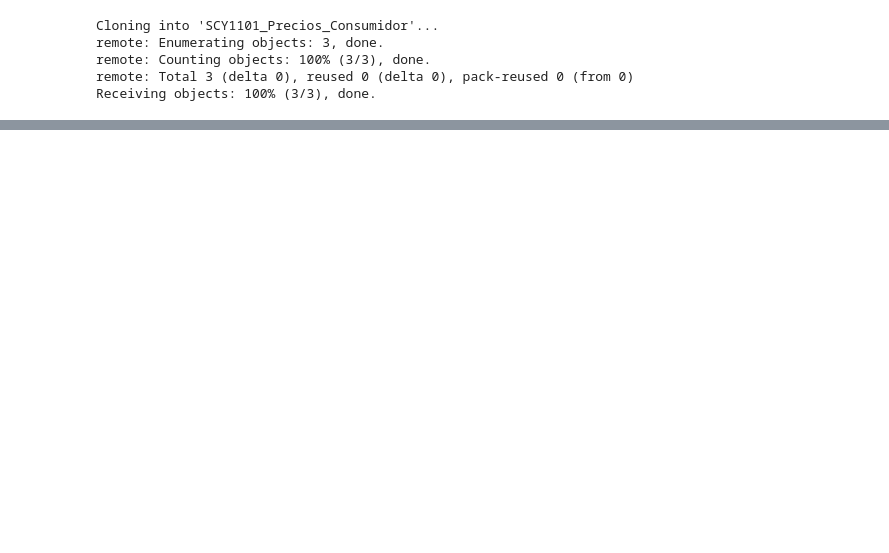
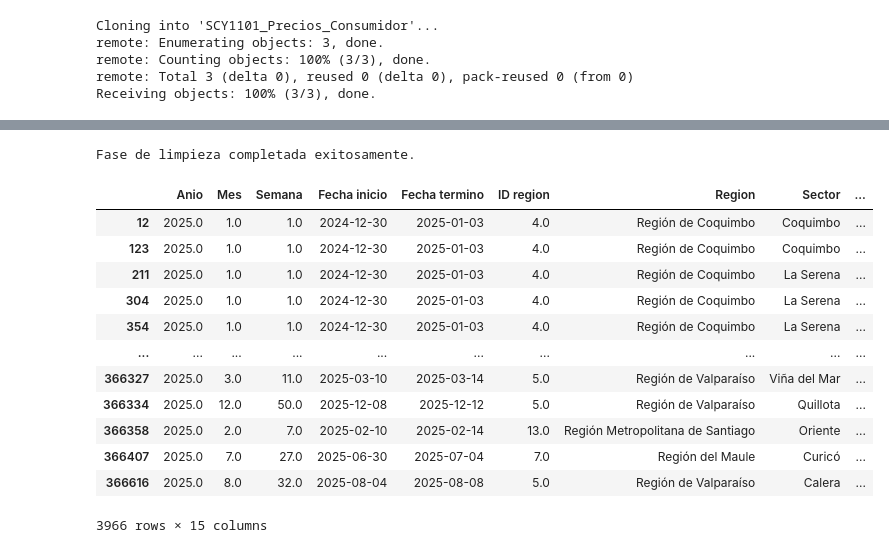
Before and after one commit to LtFordo/SCY1101_Precios_Consumidor, a Jupyter notebook: ProyectoProgramaciónCienciaDatos.ipynb, the cells around one changed output, grey strips where cells are left out. Drawn from its saved outputs; the diff is of its cells as text; code cells hidden in the pictures; blank space fills up the shorter version.

```diff
--- a/ProyectoProgramaciónCienciaDatos.ipynb
+++ b/ProyectoProgramaciónCienciaDatos.ipynb
@@ -251,0 +70,69 @@ dtype: int64
+# %%
+# =================================================================
+# FASE 2: LIMPIEZA PROFUNDA
+# =================================================================
+# Justificación: Se aplican múltiples técnicas de limpieza para eliminar
+# el Bias (Sesgo) y asegurar que el modelo no procese datos inconsistentes.
+
+try:
+    # 1. Gestión de Duplicados: Eliminación de registros idénticos
+    # que sesgan las métricas estadísticas.
+    df.drop_duplicates(inplace=True)
+
+    # 2. Corrección de Tipo de Dato: Conversión forzada a tipos numéricos y fechas.
+    # Es mandatorio para permitir transformaciones avanzadas y cálculos matemáticos [7, 9].
+    cols_precios = ['Precio minimo', 'Precio maximo', 'Precio promedio']
+    for col in cols_precios:
+        df[col] = pd.to_numeric(df[col], errors='coerce')
+
+    df['Fecha inicio'] = pd.to_datetime(df['Fecha inicio'], errors='coerce')
+    df['Fecha termino'] = pd.to_datetime(df['Fecha termino'], errors='coerce')
+
+    # 3. Tratamiento de Outliers e Inconsistencias Lógicas:
+    # Se eliminan valores imposibles (Mes > 12, Semana > 52) y precios negativos.
+    df = df[(df['Mes'] <= 12) & (df['Semana'] <= 53)]
+    df = df[df['Precio promedio'] >= 0]
+
+    # Filtrado de outliers de error de digitación (Precios mínimos que exceden promedios)
+    limite_max = df['Precio promedio'].max()
+    df = df[df['Precio minimo'] <= limite_max]
+
+    # 4. Normalización de Categóricos (Columna Region):
+    # Eliminación de espacios y gestión de nulos representados como texto [11].
+    df['Region'] = df['Region'].str.strip()
+    valor_moda_region = df['Region'].mode()[0] # Extracción de valor escalar
+    df['Region'] = df['Region'].replace('None', valor_moda_region)
+
+    # 5. Imputación Profesional de Nulos (Missing Values):
+    # Se utiliza imputación lógica para no perder registros valiosos.
+    # Precios faltantes se rellenan con el promedio del registro para mantener la integridad [10].
+    df['Precio minimo'] = df['Precio minimo'].fillna(df['Precio promedio'])
+    df['Precio maximo'] = df['Precio maximo'].fillna(df['Precio promedio'])
+
+    # Categorías faltantes se etiquetan para auditoría posterior
+    cols_cat = ['Sector', 'Tipo de punto monitoreo', 'Grupo', 'Unidad']
+    df[cols_cat] = df[cols_cat].fillna('No especificado')
+
+    # Barrido final para asegurar 0 nulos (Requisito para nota máxima)
+    df.dropna(inplace=True)
+
+    print("Fase de limpieza completada exitosamente.")
+
+except Exception as e:
+    print(f"Error crítico en el flujo de limpieza: {e}")
+df
+# %% [output]
+Fase de limpieza completada exitosamente.
+|  | Anio | Mes | Semana | Fecha inicio | Fecha termino | ID region | Region | Sector | ... |
+| 12 | 2025.0 | 1.0 | 1.0 | 2024-12-30 | 2025-01-03 | 4.0 | Región de Coquimbo | Coquimbo | ... |
+| 123 | 2025.0 | 1.0 | 1.0 | 2024-12-30 | 2025-01-03 | 4.0 | Región de Coquimbo | Coquimbo | ... |
+| 211 | 2025.0 | 1.0 | 1.0 | 2024-12-30 | 2025-01-03 | 4.0 | Región de Coquimbo | La Serena | ... |
+| 304 | 2025.0 | 1.0 | 1.0 | 2024-12-30 | 2025-01-03 | 4.0 | Región de Coquimbo | La Serena | ... |
+| 354 | 2025.0 | 1.0 | 1.0 | 2024-12-30 | 2025-01-03 | 4.0 | Región de Coquimbo | La Serena | ... |
+| ... | ... | ... | ... | ... | ... | ... | ... | ... | ... |
+| 366327 | 2025.0 | 3.0 | 11.0 | 2025-03-10 | 2025-03-14 | 5.0 | Región de Valparaíso | Viña del Mar | ... |
+| 366334 | 2025.0 | 12.0 | 50.0 | 2025-12-08 | 2025-12-12 | 5.0 | Región de Valparaíso | Quillota | ... |
+| 366358 | 2025.0 | 2.0 | 7.0 | 2025-02-10 | 2025-02-14 | 13.0 | Región Metropolitana de Santiago | Oriente | ... |
+| 366407 | 2025.0 | 7.0 | 27.0 | 2025-06-30 | 2025-07-04 | 7.0 | Región del Maule | Curicó | ... |
+| 366616 | 2025.0 | 8.0 | 32.0 | 2025-08-04 | 2025-08-08 | 5.0 | Región de Valparaíso | Calera | ... |
+3966 rows × 15 columns
```
Also changed, not shown: parts of 7 cells of this notebook.
